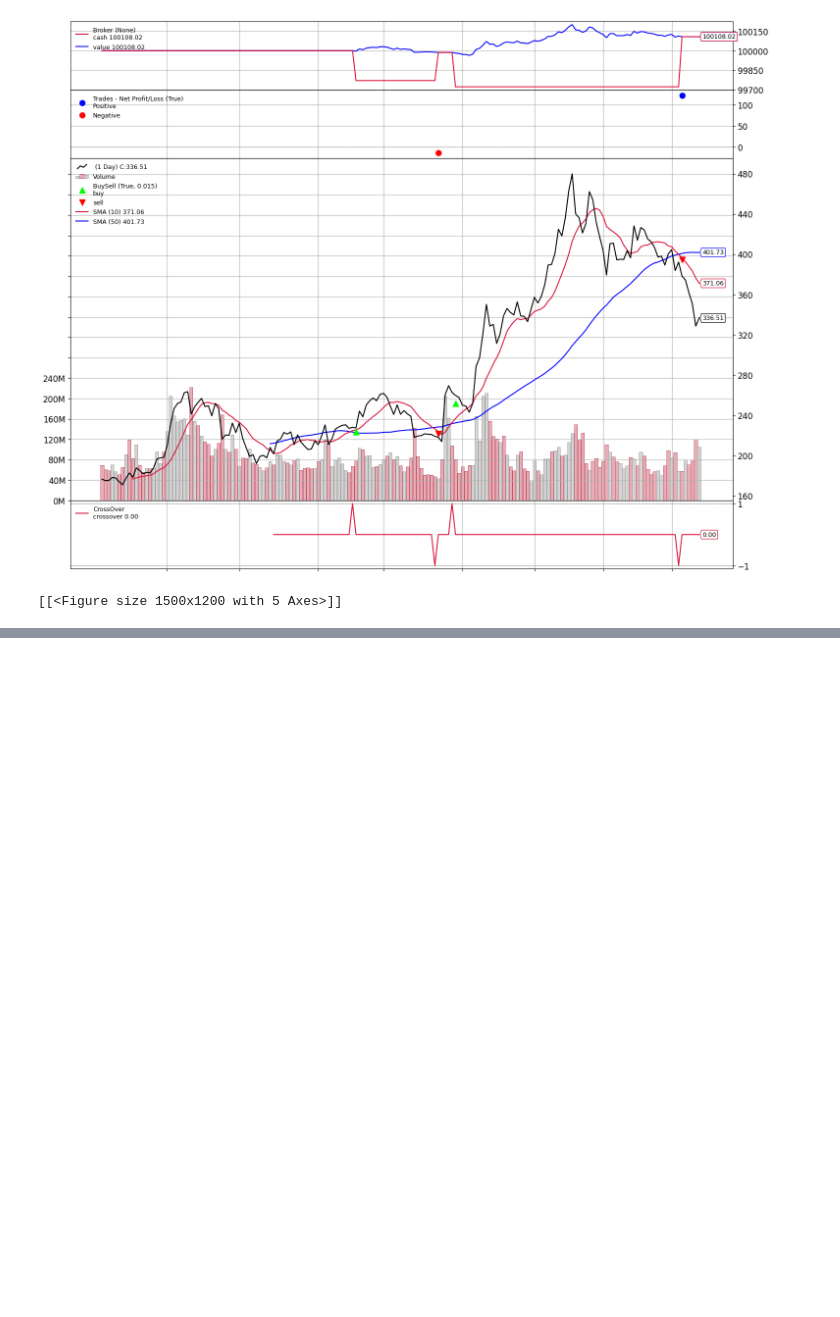
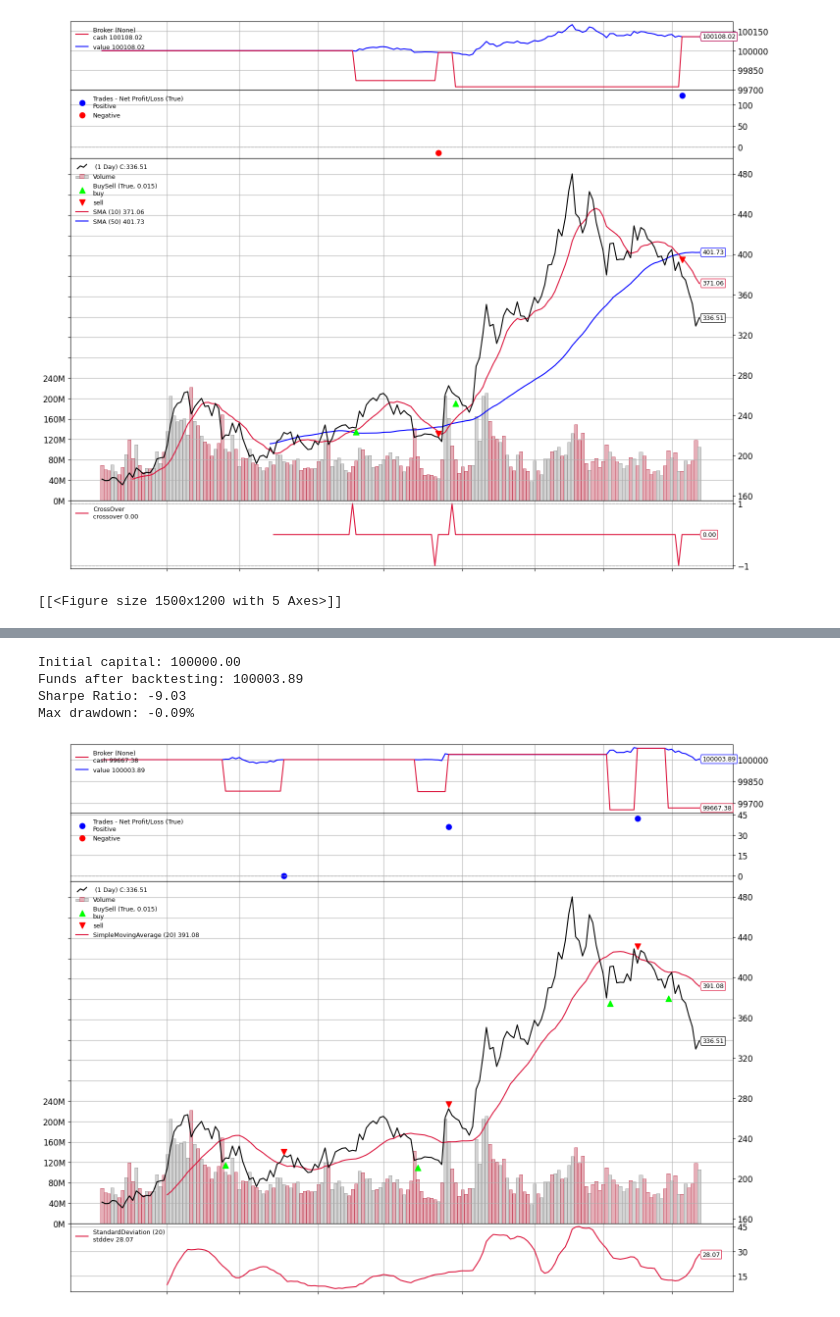
Before and after one commit to kenny1208/quantitative_system, a Jupyter notebook: Backtrader.ipynb, the cells around one changed output, grey strips where cells are left out. Cells and saved outputs as stored; diff of their text form; code cells hidden in the pictures; blank space fills up the shorter version.

```diff
--- a/Backtrader.ipynb
+++ b/Backtrader.ipynb
@@ -69,0 +139,69 @@ cerebro.plot(iplot = False)
+# %%
+class MeanReversionStrategy(bt.Strategy):
+    params = (('period', 20), ('zscore_entry', 1), ('zscore_exit', 0))
+
+    def __init__(self):
+        self.moving_avg = bt.indicators.SimpleMovingAverage(self.data.close, period=self.params.period)
+        self.stddev = bt.indicators.StandardDeviation(self.data.close, period=self.params.period)
+        self.zscore = None
+        self.daily_values = []
+
+    def next(self):
+        # Ensure there are enough data points to calculate zscore
+        if len(self.data) >= self.params.period:
+            # Calculate z-score
+            self.zscore = (self.data.close[0] - self.moving_avg[0]) / (self.stddev[0] + 1e-8)  # Add a small value to avoid division by zero
+
+            # If no position is currently held, consider entering the market
+            if not self.position:
+                # Go long if the zscore is below the entry threshold
+                if self.zscore < -self.params.zscore_entry:
+                    self.buy()
+            # If already in a position, exit if zscore crosses the exit threshold
+            elif self.zscore >= self.params.zscore_exit:
+                self.sell()
+
+        # Append the current portfolio value to track daily performance
+        self.daily_values.append(self.broker.getvalue())
+
+cerebro = bt.Cerebro()
+cerebro.addstrategy(MeanReversionStrategy)
+
+cerebro.adddata(data_bt)
+
+cerebro.broker.setcash(100000)
+
+print(f'Initial capital: {cerebro.broker.getvalue():.2f}')
+results = cerebro.run()
+print(f'Funds after backtesting: {cerebro.broker.getvalue():.2f}')
+
+strategy = results[0]
+
+portfolio_values = pd.Series(strategy.daily_values)
+returns = portfolio_values.pct_change().dropna()
+
+annual_return = returns.mean() * 252
+annual_volatility = returns.std() * np.sqrt(252)
+risk_free_rate = 0.01  # Risk-free rate set to 1%
+sharpe_ratio = (annual_return - risk_free_rate) / annual_volatility
+
+# Calculate maximum drawdown
+cumulative_returns = (1 + returns).cumprod()
+drawdown = cumulative_returns / cumulative_returns.cummax() - 1
+max_drawdown = drawdown.min()
+
+print(f'Sharpe Ratio: {sharpe_ratio:.2f}')
+print(f'Max drawdown: {max_drawdown:.2%}')
+# %% [output]
+Initial capital: 100000.00
+Funds after backtesting: 100003.89
+Sharpe Ratio: -9.03
+Max drawdown: -0.09%
+# %%
+import matplotlib.pyplot as plt
+%matplotlib inline
+plt.rcParams['figure.figsize'] = [15, 12]
+plt.rcParams.update({'font.size': 12})
+img = cerebro.plot(iplot = False)
+# %% [output]
+[figure, added]
```
Also changed, not shown: parts of 5 cells of this notebook.
